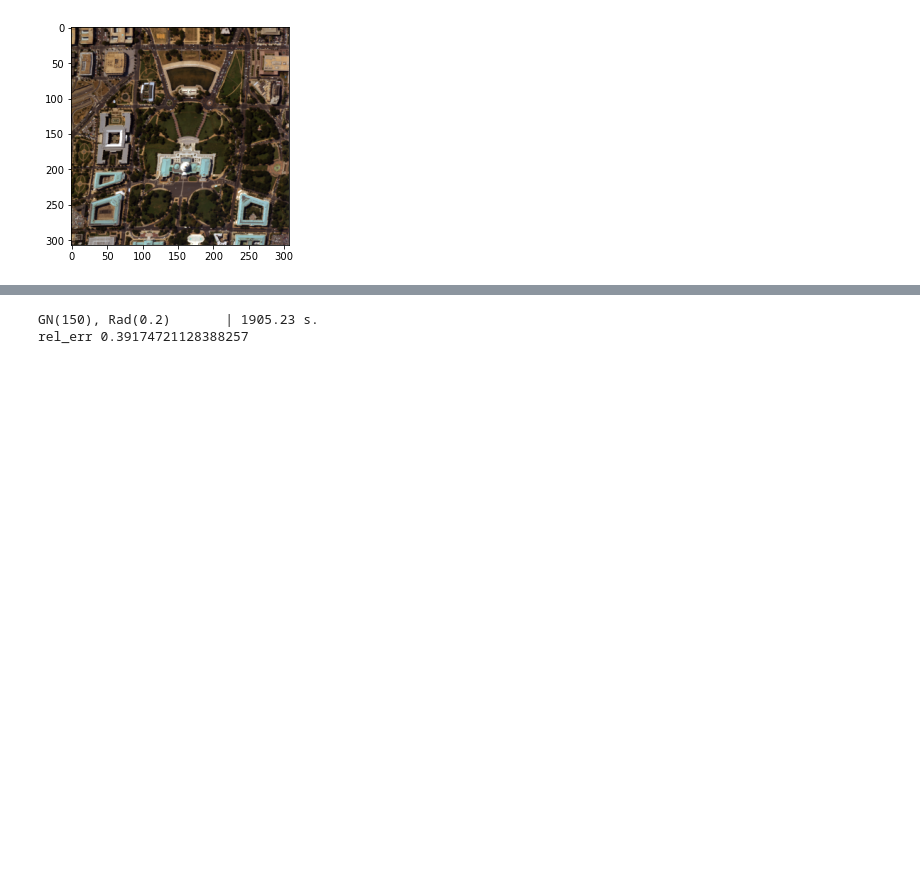
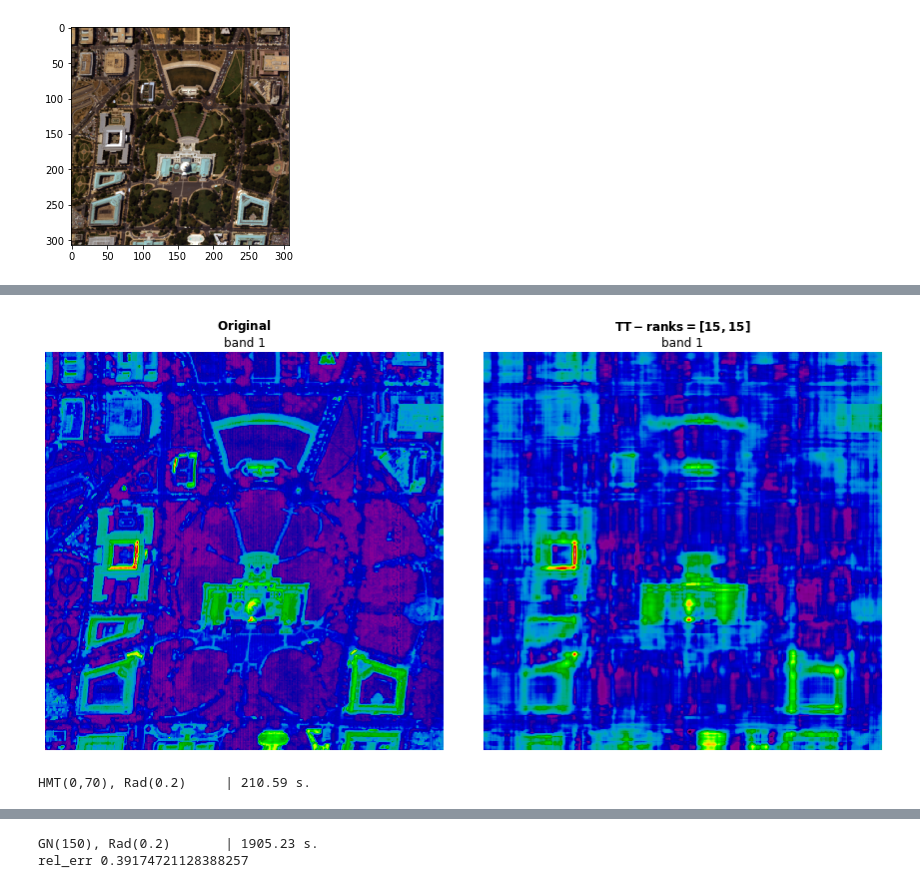
Before and after one commit to azamat11235/NLRTA, a Jupyter notebook: experiments_2.ipynb, the cells around one changed output, grey strips where cells are left out. Saved outputs shown, nothing was run; the diff lists cells and outputs as text; code cells hidden in the pictures; blank space fills up the shorter version.

```diff
--- a/experiments_2.ipynb
+++ b/experiments_2.ipynb
@@ -863,0 +794,32 @@ relative error (che)        |   0.69861
+# %%
+band = 2
+tt_ranks_ = [15, 15]
+g_list = TTSVD(img, tt_ranks_)
+imgr = restore_tensor_ttsvd(g_list)
+
+fig, ax = plt.subplots(1, 2, figsize=(15, 15))
+
+ax[0].imshow(img[1], cmap='nipy_spectral')
+ax[0].set_title('$\\bf{Original}$\nband 1')
+
+ax[1].imshow(imgr[1], cmap='nipy_spectral')
+ax[1].set_title('$\\bf{TT-ranks = %s}$\nband 1' % tt_ranks_)
+
+ax[0].axis('off')
+ax[1].axis('off')
+
+plt.subplots_adjust(wspace=0.1, hspace=0.1)
+# %% [output]
+[figure, added]
+# %%
+iters_num = 100
+
+svdr = Svdr(HMT, p=0, k=70, distr='rademacher', rho=0.2)
+info = Info()
+
+t0 = time()
+G_list = myTTSVD(img, tt_ranks, svdr, iters_num=iters_num, info=info)
+t1 = time()
+print('%-23s | %6.2f s.' % (svdr.get_name(), t1-t0))
+# %% [output]
+HMT(0,70), Rad(0.2)     | 210.59 s.
```
Also changed, not shown: parts of 19 cells of this notebook, 3 other files.
